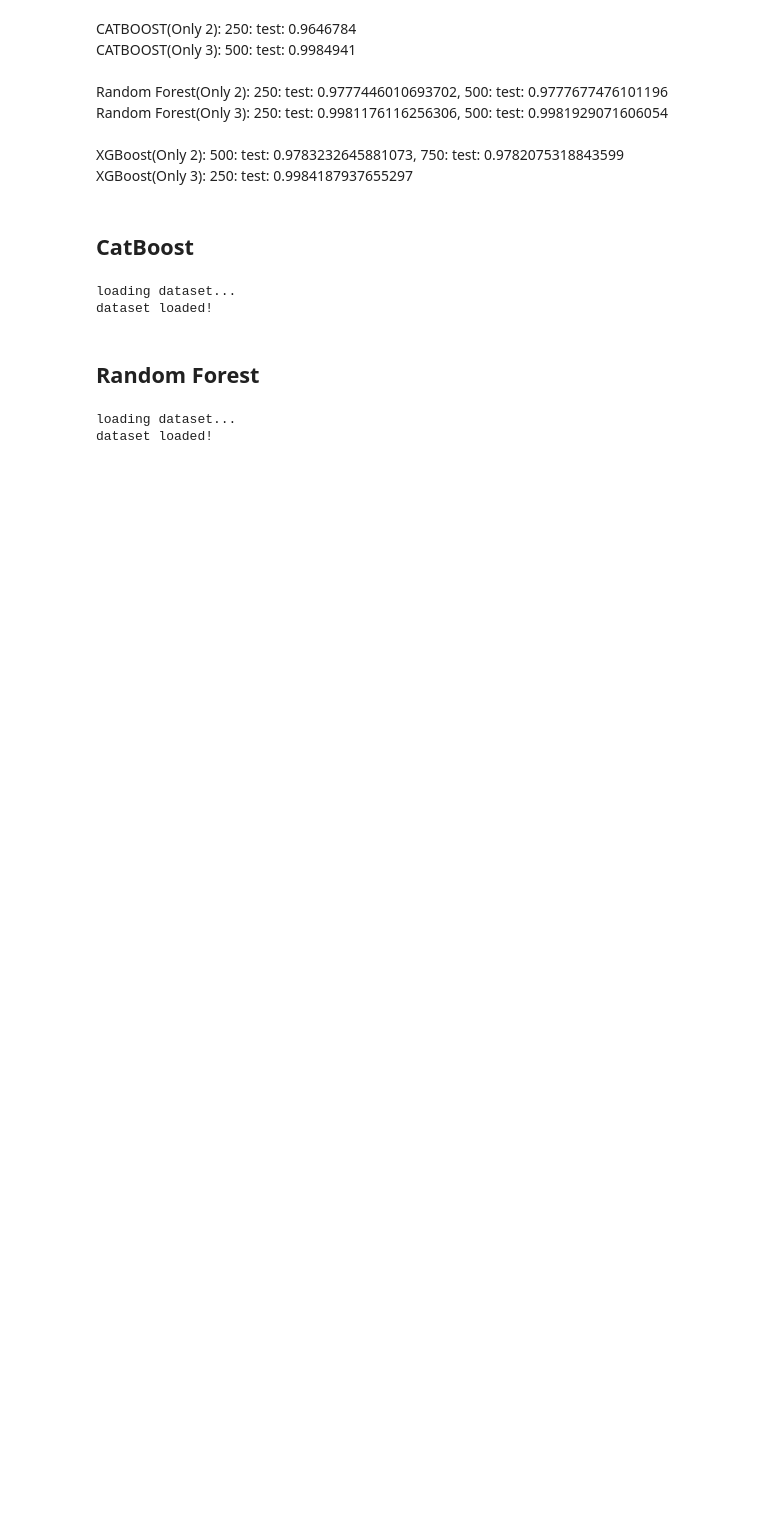
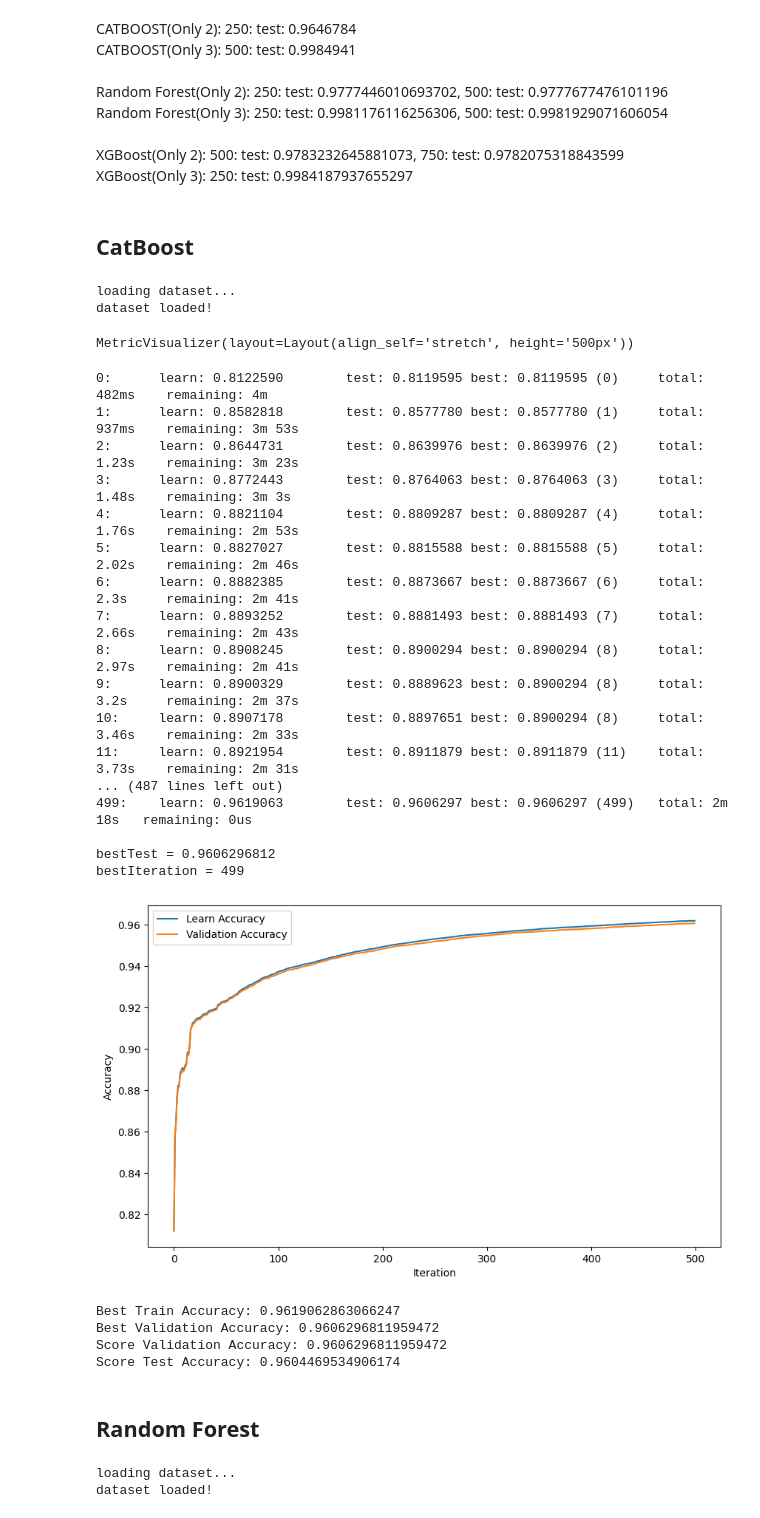
Before and after one commit to CitizensAlias/DeepLearningOscGrid, a Jupyter notebook: testing_other_classifiers.ipynb, the cells around one changed output. Saved outputs shown, nothing was run; the diff lists cells and outputs as text; code cells hidden in the pictures; blank space fills up the shorter version.

```diff
--- a/testing_other_classifiers.ipynb
+++ b/testing_other_classifiers.ipynb
@@ -23,7 +23,7 @@ import matplotlib.pyplot as plt
 
 print("loading dataset...")
 
-labeled_dataset = pd.read_csv('data/labeled_processed_only3.csv')
+labeled_dataset = pd.read_csv('data/labeled_processed_4Categories.csv')
 
 print("dataset loaded!")
 
@@ -62,33 +62,56 @@ classifier = CatBoostClassifier(
     eval_metric="Accuracy",
     loss_function="MultiClass"
 )
 
 classifier.fit(
     train_features, train_labels,
     eval_set=(val_features, val_labels),
     verbose=1,
     plot=True
 )
 
 plt.figure(figsize=(10, 6))
 plt.plot(classifier.evals_result_['learn']['Accuracy'], label='Learn Accuracy')
 plt.plot(classifier.evals_result_['validation']['Accuracy'], label='Validation Accuracy')
 plt.xlabel('Iteration')
 plt.ylabel('Accuracy')
 plt.legend()
 plt.show()
 
 print(f"Best Train Accuracy: {classifier.evals_result_['learn']['Accuracy'][-1]}")
 print(f"Best Validation Accuracy: {classifier.evals_result_['validation']['Accuracy'][-1]}")
 
 validation_score = classifier.score(val_features, val_labels)
 print(f"Score Validation Accuracy: {validation_score}")
 
 test_score = classifier.score(test_features, test_labels)
 print(f"Score Test Accuracy: {test_score}")
 # %% [output]
 loading dataset...
 dataset loaded!
+MetricVisualizer(layout=Layout(align_self='stretch', height='500px'))
+0:      learn: 0.8122590        test: 0.8119595 best: 0.8119595 (0)     total: 482ms    remaining: 4m
+1:      learn: 0.8582818        test: 0.8577780 best: 0.8577780 (1)     total: 937ms    remaining: 3m 53s
+2:      learn: 0.8644731        test: 0.8639976 best: 0.8639976 (2)     total: 1.23s    remaining: 3m 23s
+3:      learn: 0.8772443        test: 0.8764063 best: 0.8764063 (3)     total: 1.48s    remaining: 3m 3s
+4:      learn: 0.8821104        test: 0.8809287 best: 0.8809287 (4)     total: 1.76s    remaining: 2m 53s
+5:      learn: 0.8827027        test: 0.8815588 best: 0.8815588 (5)     total: 2.02s    remaining: 2m 46s
+6:      learn: 0.8882385        test: 0.8873667 best: 0.8873667 (6)     total: 2.3s     remaining: 2m 41s
+7:      learn: 0.8893252        test: 0.8881493 best: 0.8881493 (7)     total: 2.66s    remaining: 2m 43s
+8:      learn: 0.8908245        test: 0.8900294 best: 0.8900294 (8)     total: 2.97s    remaining: 2m 41s
+9:      learn: 0.8900329        test: 0.8889623 best: 0.8900294 (8)     total: 3.2s     remaining: 2m 37s
+10:     learn: 0.8907178        test: 0.8897651 best: 0.8900294 (8)     total: 3.46s    remaining: 2m 33s
+11:     learn: 0.8921954        test: 0.8911879 best: 0.8911879 (11)    total: 3.73s    remaining: 2m 31s
+... (487 lines left out)
+499:    learn: 0.9619063        test: 0.9606297 best: 0.9606297 (499)   total: 2m 18s   remaining: 0us
+
+bestTest = 0.9606296812
+bestIteration = 499
+[figure, added]
+Best Train Accuracy: 0.9619062863066247
+Best Validation Accuracy: 0.9606296811959472
+Score Validation Accuracy: 0.9606296811959472
+Score Test Accuracy: 0.9604469534906174
 # %% [markdown]
 ## Random Forest
 # %%
```
Also changed, not shown: parts of 2 cells of this notebook, 2 other files.
